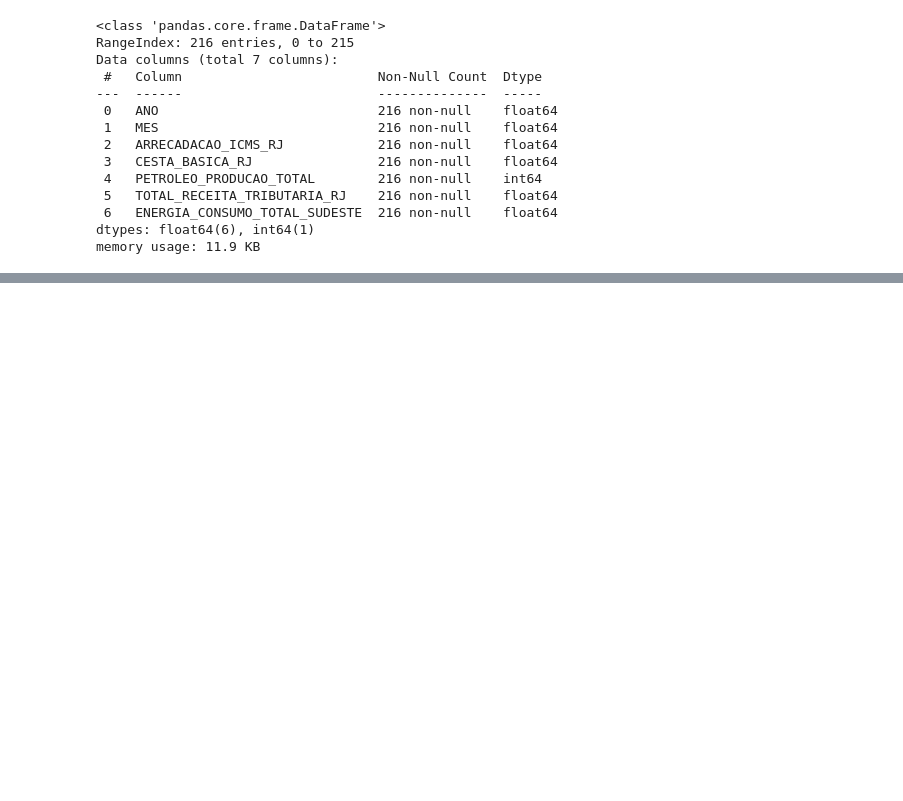
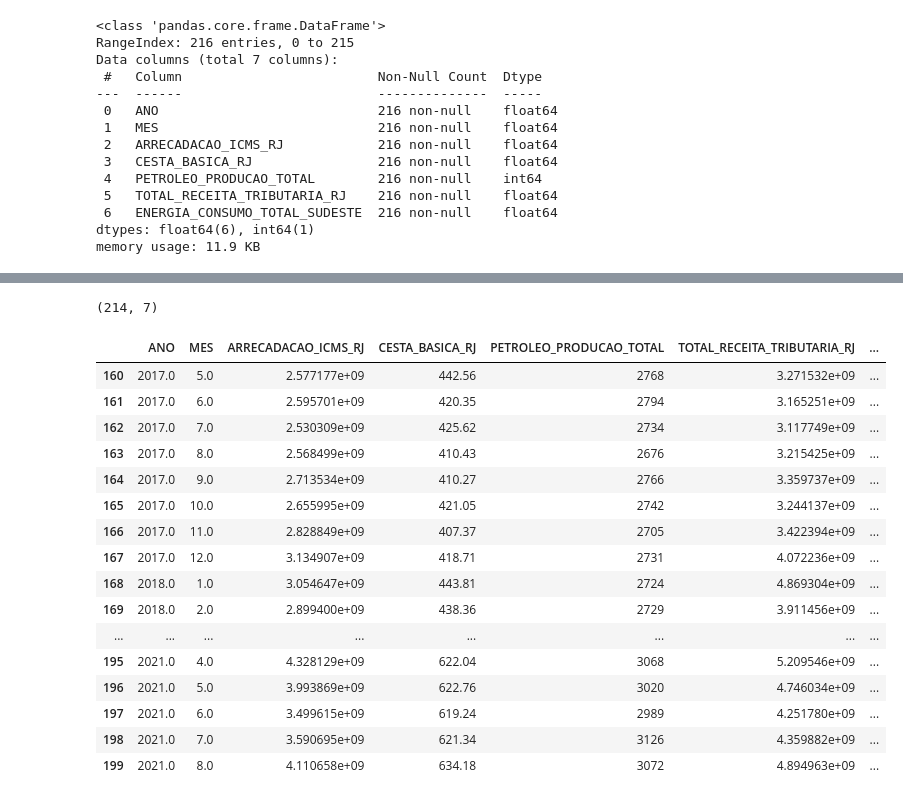
Before and after one commit to JPVercosa/icms-prediction, a Jupyter notebook: notebooks/preprocessing.ipynb, the cells around one changed output, grey strips where cells are left out. Saved outputs shown, nothing was run; the diff lists cells and outputs as text; code cells hidden in the pictures; blank space fills up the shorter version.

```diff
--- a/notebooks/preprocessing.ipynb
+++ b/notebooks/preprocessing.ipynb
@@ -99,0 +159,4 @@ memory usage: 11.9 KB
+# %%
+no_trend.shape
+# %% [output]
+(214, 7)
@@ -99,0 +165,20 @@ memory usage: 11.9 KB
+# %%
+trend[160:200]
+# %% [output]
+|  | ANO | MES | ARRECADACAO_ICMS_RJ | CESTA_BASICA_RJ | PETROLEO_PRODUCAO_TOTAL | TOTAL_RECEITA_TRIBUTARIA_RJ | ... |
+| 160 | 2017.0 | 5.0 | 2.577177e+09 | 442.56 | 2768 | 3.271532e+09 | ... |
+| 161 | 2017.0 | 6.0 | 2.595701e+09 | 420.35 | 2794 | 3.165251e+09 | ... |
+| 162 | 2017.0 | 7.0 | 2.530309e+09 | 425.62 | 2734 | 3.117749e+09 | ... |
+| 163 | 2017.0 | 8.0 | 2.568499e+09 | 410.43 | 2676 | 3.215425e+09 | ... |
+| 164 | 2017.0 | 9.0 | 2.713534e+09 | 410.27 | 2766 | 3.359737e+09 | ... |
+| 165 | 2017.0 | 10.0 | 2.655995e+09 | 421.05 | 2742 | 3.244137e+09 | ... |
+| 166 | 2017.0 | 11.0 | 2.828849e+09 | 407.37 | 2705 | 3.422394e+09 | ... |
+| 167 | 2017.0 | 12.0 | 3.134907e+09 | 418.71 | 2731 | 4.072236e+09 | ... |
+| 168 | 2018.0 | 1.0 | 3.054647e+09 | 443.81 | 2724 | 4.869304e+09 | ... |
+| 169 | 2018.0 | 2.0 | 2.899400e+09 | 438.36 | 2729 | 3.911456e+09 | ... |
+| ... | ... | ... | ... | ... | ... | ... | ... |
+| 195 | 2021.0 | 4.0 | 4.328129e+09 | 622.04 | 3068 | 5.209546e+09 | ... |
+| 196 | 2021.0 | 5.0 | 3.993869e+09 | 622.76 | 3020 | 4.746034e+09 | ... |
+| 197 | 2021.0 | 6.0 | 3.499615e+09 | 619.24 | 2989 | 4.251780e+09 | ... |
+| 198 | 2021.0 | 7.0 | 3.590695e+09 | 621.34 | 3126 | 4.359882e+09 | ... |
+| 199 | 2021.0 | 8.0 | 4.110658e+09 | 634.18 | 3072 | 4.894963e+09 | ... |
```
Also changed, not shown: parts of 12 cells of this notebook.
